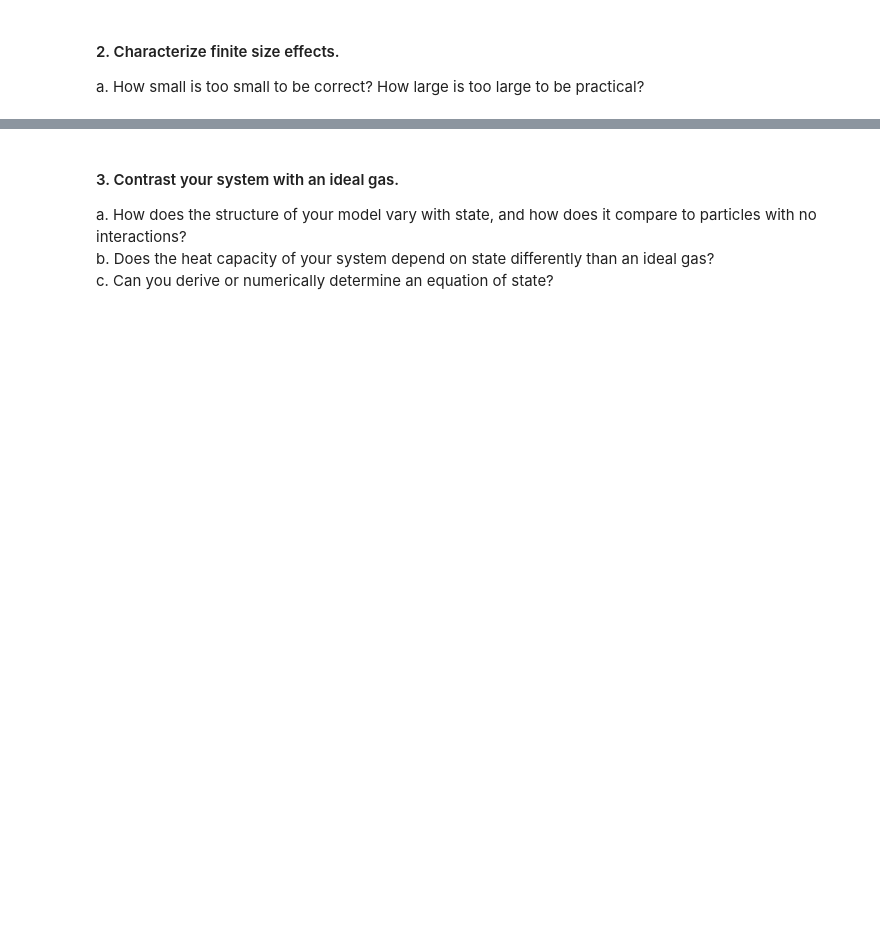
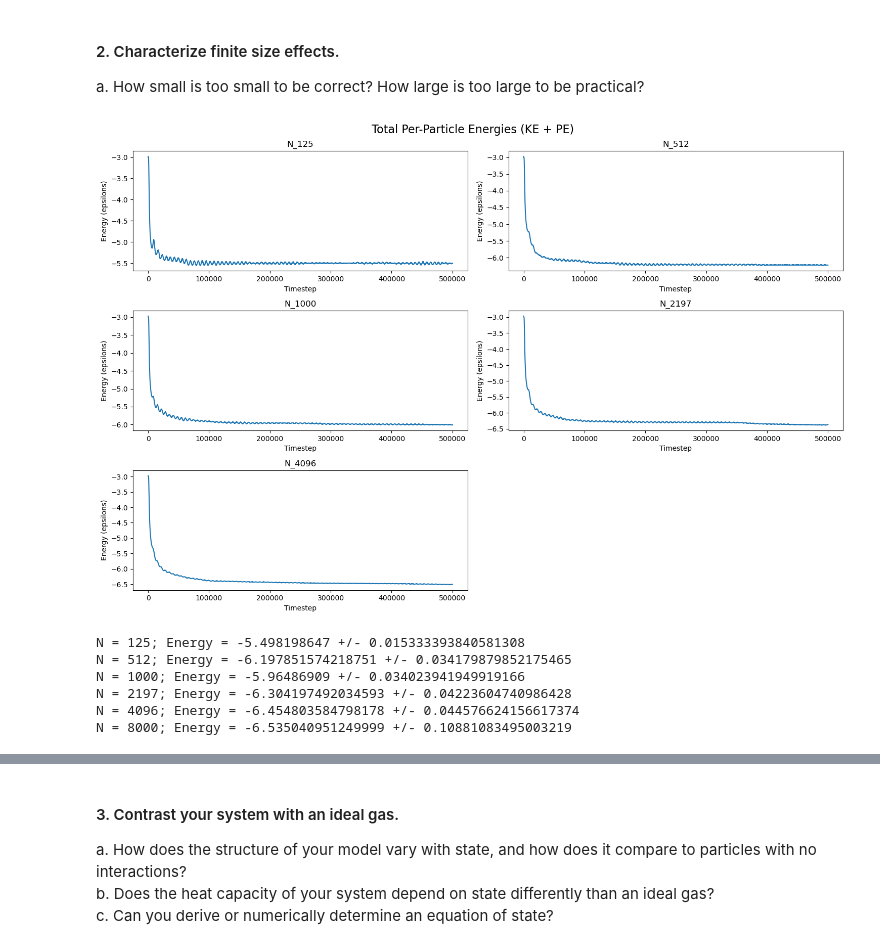
Before and after one commit to djbell01/563-DawsonBell, a Jupyter notebook: Project_2/Project2_DBell.ipynb, the cells around one changed output, grey strips where cells are left out. Saved outputs shown, nothing was run; the diff lists cells and outputs as text; code cells hidden in the pictures; blank space fills up the shorter version.

```diff
--- a/Project_2/Project2_DBell.ipynb
+++ b/Project_2/Project2_DBell.ipynb
@@ -248,0 +305,48 @@ a. How small is too small to be correct? How large is too large to be practical?
+# %%
+file_list = ['N_125','N_512','N_1000','N_2197','N_4096']
+n_list = [125,512,1000,2197,4096]
+
+axes = [None] * 5
+fig = plt.figure(figsize=(15,10))
+for i,file in enumerate(file_list):
+    df = pd.read_csv(f'{file}/dt_0.001.csv',skiprows=1,names=('PE','KE'),sep='\s+')
+    total_energy = (df['PE']+df['KE']).to_numpy()
+    per_particle_energy = total_energy/n_list[i]
+    axes[i] = fig.add_subplot(3,2,i+1)
+    axes[i].plot(per_particle_energy)
+    axes[i].set_title(file)
+    axes[i].set_ylabel('Energy (epsilons)')
+    axes[i].set_xlabel('Timestep')
+fig.suptitle('Total Per-Particle Energies (KE + PE)',fontsize='16')
+fig.tight_layout()
+plt.show()
+# %% [output]
+[figure, added]
+# %%
+energy = [None] * 6
+std = [None] * 6
+
+energy[0],std[0] = calc_energy('N_125/dt_0.001.csv',125,100000)
+print(f'N = 125; Energy = {energy[0]} +/- {std[0]}')
+
+energy[1],std[1] = calc_energy('N_512/dt_0.001.csv',512,100000)
+print(f'N = 512; Energy = {energy[1]} +/- {std[1]}')
+
+energy[2],std[2] = calc_energy('N_1000/dt_0.001.csv',1000,100000)
+print(f'N = 1000; Energy = {energy[2]} +/- {std[2]}')
+
+energy[3],std[3] = calc_energy('N_2197/dt_0.001.csv',2197,100000)
+print(f'N = 2197; Energy = {energy[3]} +/- {std[3]}')
+
+energy[4],std[4] = calc_energy('N_4096/dt_0.001.csv',4096,100000)
+print(f'N = 4096; Energy = {energy[4]} +/- {std[4]}')
+
+energy[5],std[5] = calc_energy('T_0.1/dt_0.001.csv',8000,100000)
+print(f'N = 8000; Energy = {energy[5]} +/- {std[5]}')
+# %% [output]
+N = 125; Energy = -5.498198647 +/- 0.015333393840581308
+N = 512; Energy = -6.197851574218751 +/- 0.034179879852175465
+N = 1000; Energy = -5.96486909 +/- 0.034023941949919166
+N = 2197; Energy = -6.304197492034593 +/- 0.04223604740986428
+N = 4096; Energy = -6.454803584798178 +/- 0.044576624156617374
+N = 8000; Energy = -6.535040951249999 +/- 0.10881083495003219
```
Also changed, not shown: parts of 26 cells of this notebook.
